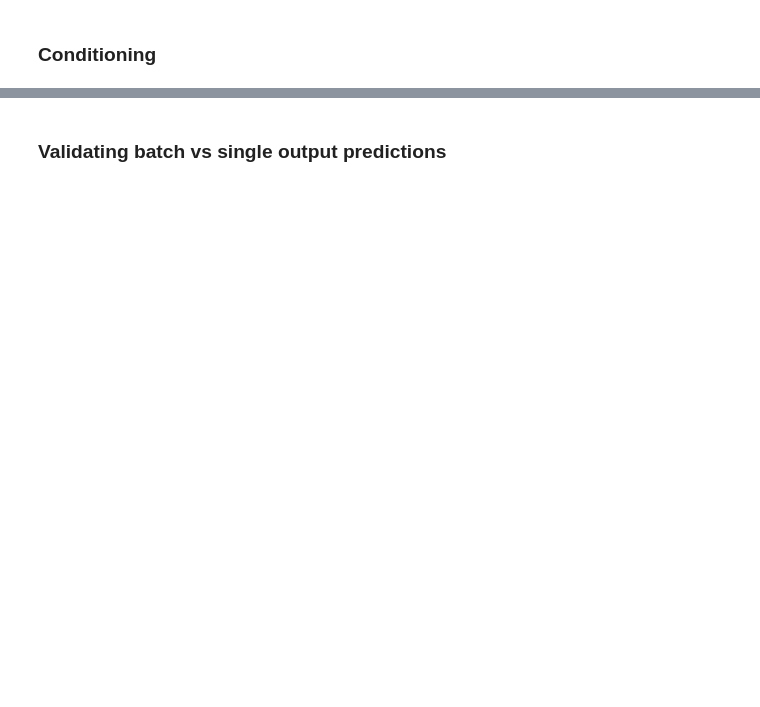
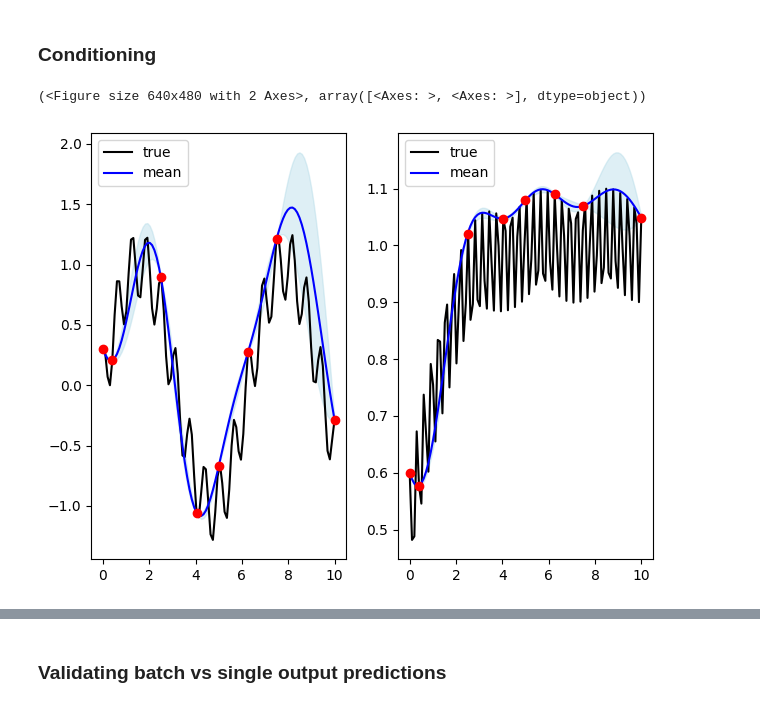
Before and after one commit to arob5/Bayesian-inference-with-surrogates, a Jupyter notebook: uncprop/notebooks/batch_gp.ipynb, the cells around one changed output, grey strips where cells are left out. Cells and saved outputs as stored; diff of their text form; code cells hidden in the pictures; blank space fills up the shorter version.

Commit message:
validation looks good for batch GP predictions and conditioning.

```diff
--- a/uncprop/notebooks/batch_gp.ipynb
+++ b/uncprop/notebooks/batch_gp.ipynb
@@ -28,7 +28,7 @@ from uncprop.utils.gpjax_multioutput import (
 # %%
 # latent functions
 f1 = lambda x: jnp.sin(x) + 0.3 * jnp.cos(10*x)
-f2 = lambda x: -0.5 * x**2
+f2 = lambda x: 0.1 * jnp.cos(20*x) + 1 / (1 + jnp.exp(-x))
 
 # design data
 x = jnp.linspace(0, 10, 5).reshape(-1, 1)
@@ -80,6 +80,18 @@ def vectorized_losses_grads(loss_and_grad_vect, batchgp, bijection):
     _print_tree_vals(gradient)
 
 
+def test_conditioning(gp, design, design_new):
+    surrogate0 = GPJaxSurrogate(gp, design + design_new)
+    surrogate1 = GPJaxSurrogate(gp, design)
+
+    P0 = surrogate0.P
+    P1, _ = surrogate1._update_conditioning_cache(given=(design_new.X, design_new.y))
+
+    return P0, P1
+
+    #assert jnp.array_equal(P0, P1)
+
+
 def plot_gps(design, testdata, gp: GPJaxSurrogate, pred=None):
     fig, axs = plt.subplots(1, gp.output_dim)
     if gp.output_dim > 1:
@@ -167,8 +186,10 @@ hyperparamters. We thus convert to a GP conjugate posterior object with a custom
 the batching.
 # %%
 from uncprop.utils.gpjax_multioutput import BatchedRBF
+from copy import deepcopy
 
 def convert_gp_to_batch_kernel(gp: gpx.gps.ConjugatePosterior, design: Dataset):
+    gp = deepcopy(gp)
     batch_dim = design.y.shape[1]
     kernel = gp.prior.kernel
     meanf = gp.prior.mean_function
@@ -212,3 +241,19 @@ fig, ax = plot_gps(design_single, testdata_single, surrogate_single)
+# %%
+# conditioning on new points in multioutput example
+idx = jnp.array([4, 40, 62])
+xnew = testdata.X[idx]
+ynew = jnp.hstack([f1(xnew), f2(xnew)])
+newdata = Dataset(xnew, ynew)
+
+# test correctness of the update
+P0, P1 = test_conditioning(surrogate.gp, design, newdata)
+
+# visualize updated GP
+conditional_pred = surrogate.condition_then_predict(testdata.X, given=(xnew, ynew))
+plot_gps(design + newdata, testdata, surrogate, pred=conditional_pred)
+# %% [output]
+(<Figure size 640x480 with 2 Axes>, array([<Axes: >, <Axes: >], dtype=object))
+[figure, added]
 # %%
 # conditioning on new point in single output example
 xnew = jnp.array([[6.0]])
```
Also changed, not shown: parts of 19 cells of this notebook.
